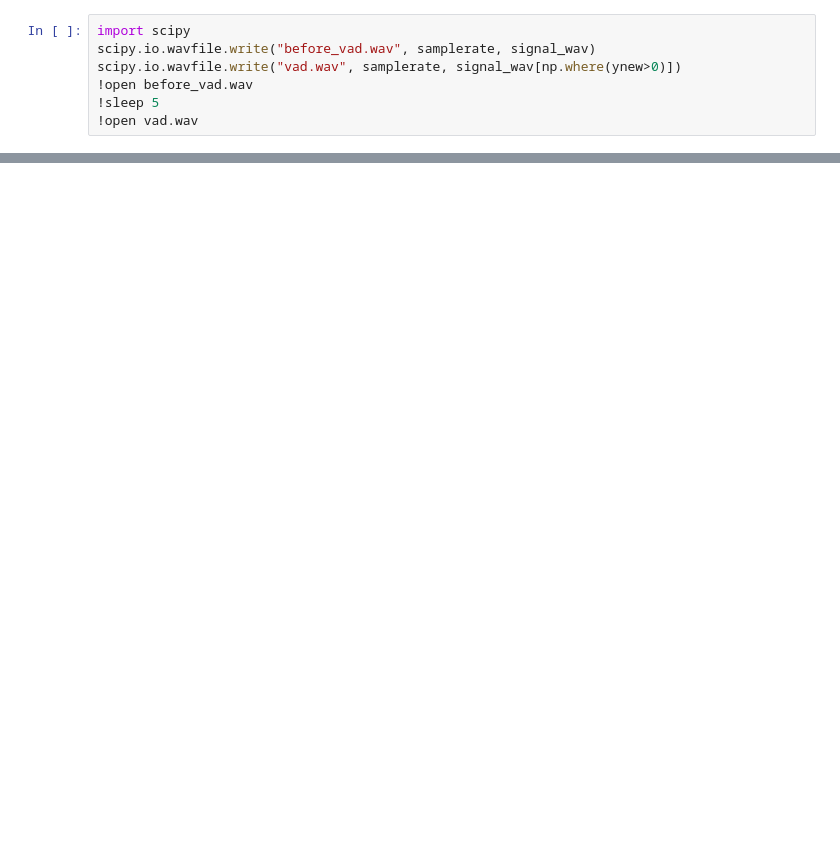
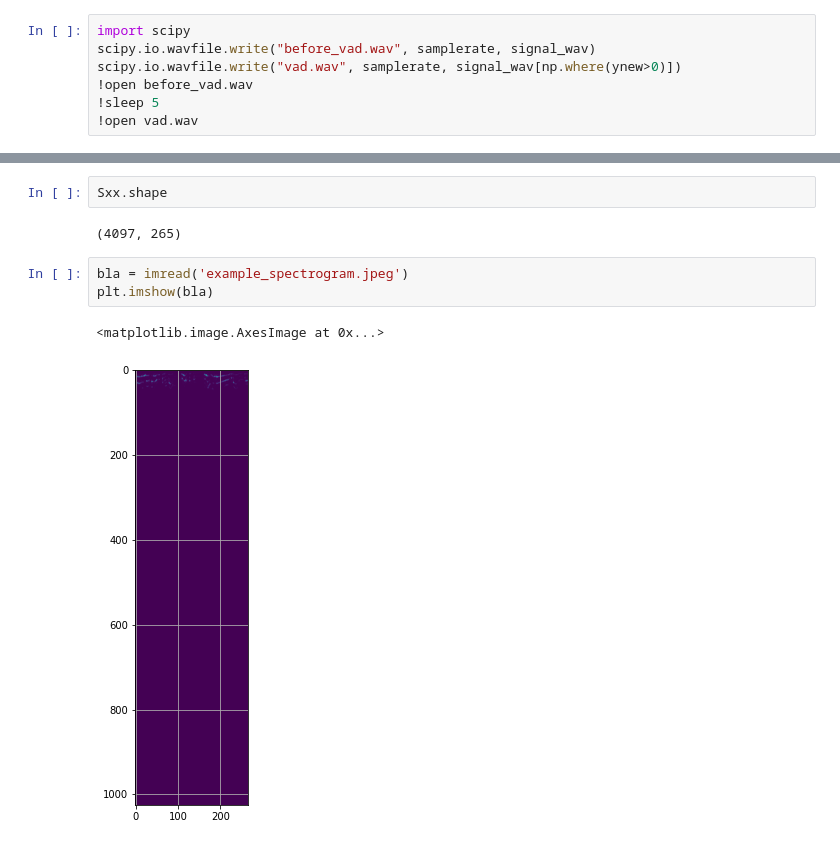
Before and after one commit to sgalrot/corsound, a Jupyter notebook: notebooks/corsound_spectrogram_script.ipynb, the cells around one changed output, grey strips where cells are left out. Saved outputs shown, nothing was run; the diff lists cells and outputs as text; blank space fills up the shorter version.

```diff
--- a/notebooks/corsound_spectrogram_script.ipynb
+++ b/notebooks/corsound_spectrogram_script.ipynb
@@ -171,0 +179,10 @@ plt.show()
+# %%
+Sxx.shape
+# %% [output]
+(4097, 265)
+# %%
+bla = imread('example_spectrogram.jpeg')
+plt.imshow(bla)
+# %% [output]
+<matplotlib.image.AxesImage at 0x...>
+[figure, added]
```
Also changed, not shown: parts of 17 cells of this notebook.
